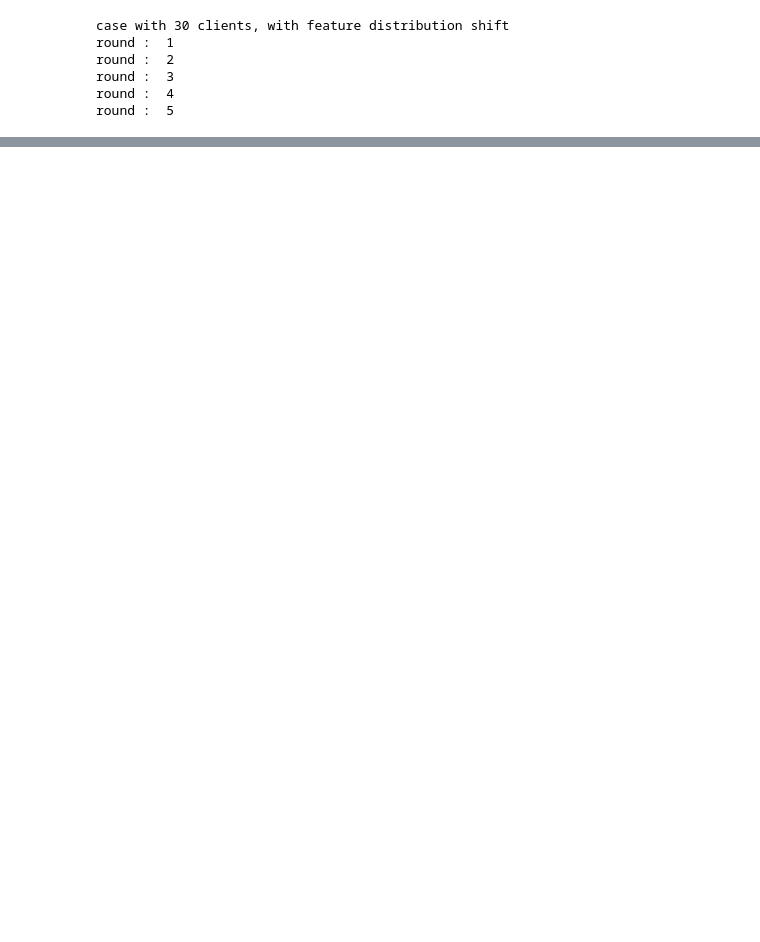
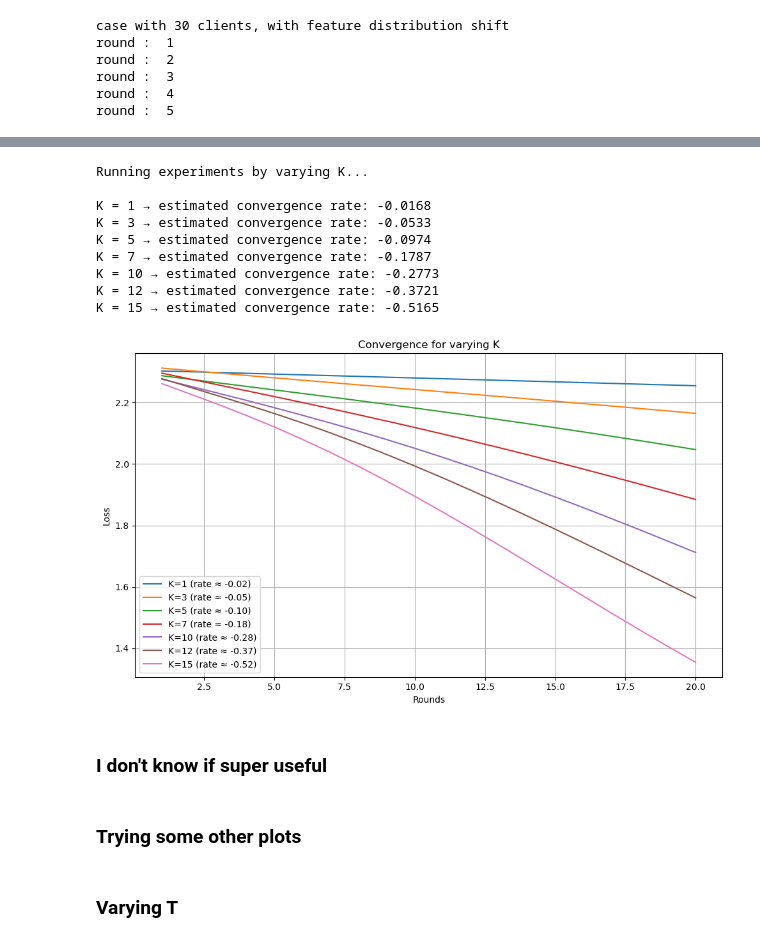
Before and after one commit to hacknstack/miniproject_OPTML, a Jupyter notebook: features_shift.ipynb, the cells around one changed output, grey strips where cells are left out. Saved outputs shown, nothing was run; the diff lists cells and outputs as text; code cells hidden in the pictures; blank space fills up the shorter version.

```diff
--- a/features_shift.ipynb
+++ b/features_shift.ipynb
@@ -118,0 +259,25 @@ Test Accuracy with 30 ): 84.10%
+# %%
+run_experiments(
+    datalist=datalist,
+    param_name='K',
+    param_values=[1,3,5,7,10,12,15],
+    fixed_params={'T': 20, 'gamma': 0.01},
+    loglog=False)
+# %% [output]
+Running experiments by varying K...
+
+K = 1 → estimated convergence rate: -0.0168
+K = 3 → estimated convergence rate: -0.0533
+K = 5 → estimated convergence rate: -0.0974
+K = 7 → estimated convergence rate: -0.1787
+K = 10 → estimated convergence rate: -0.2773
+K = 12 → estimated convergence rate: -0.3721
+K = 15 → estimated convergence rate: -0.5165
+[figure, added]
+# %% [markdown]
+
+### I don't know if super useful
+# %% [markdown]
+### Trying some other plots
+# %% [markdown]
+### Varying T
```
Also changed, not shown: parts of 29 cells of this notebook, 3 other files.
